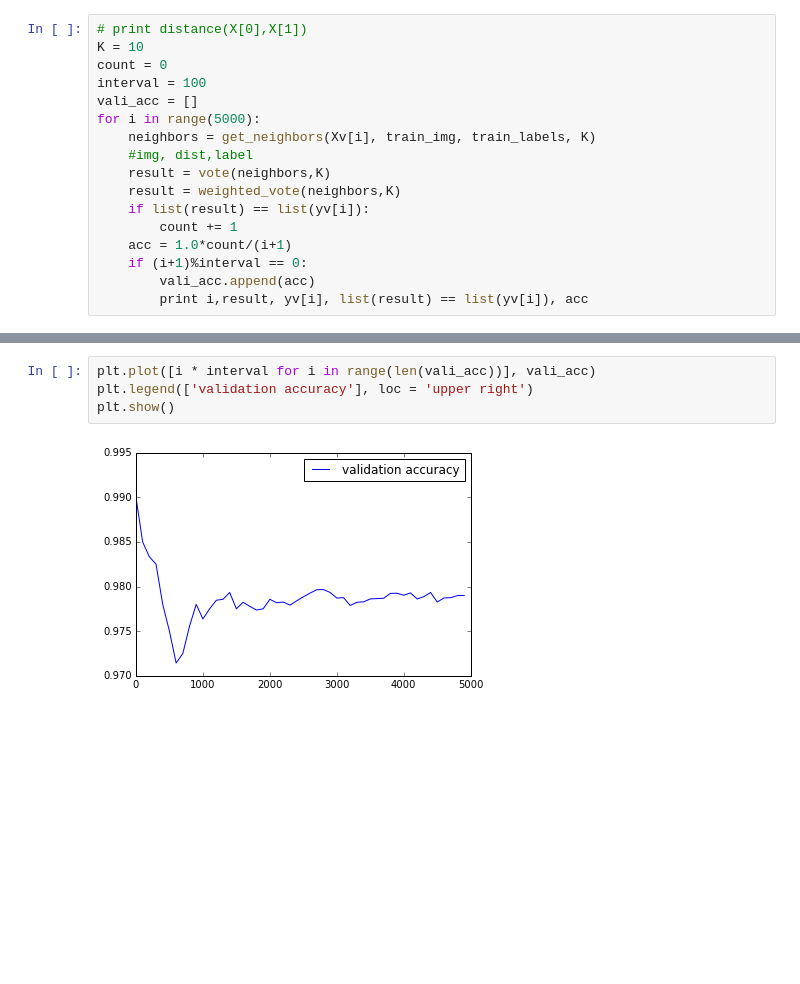
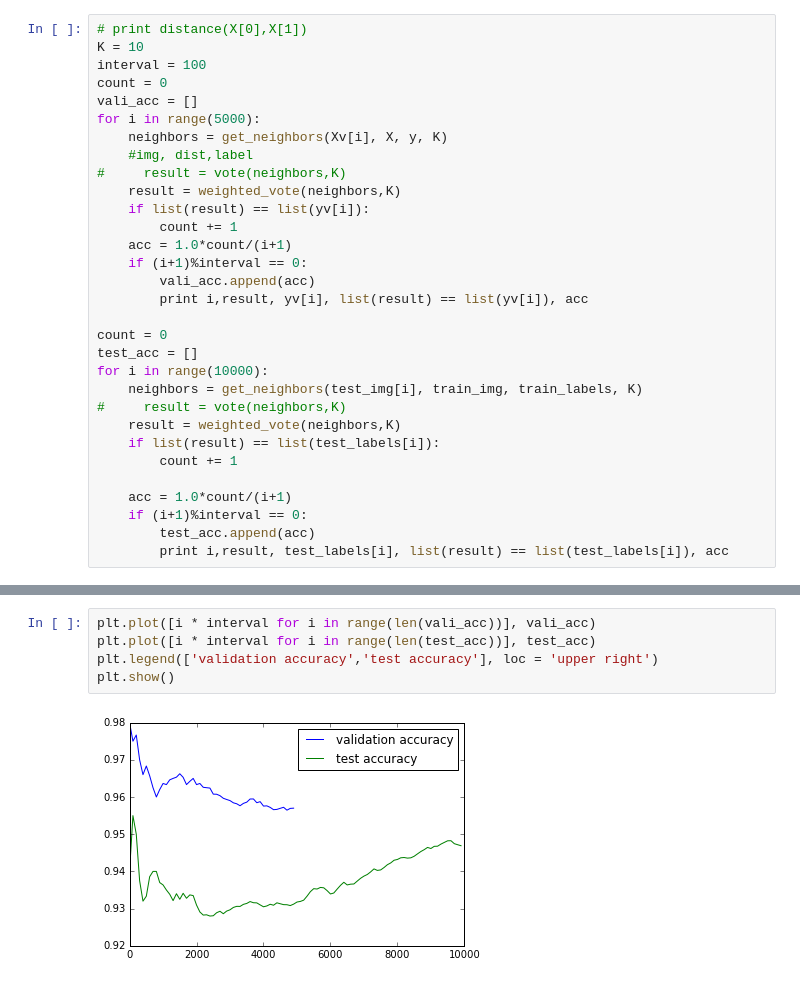
Before and after one commit to JustinSty/MNIST, a Jupyter notebook: KNN.ipynb, the cells around one changed output, grey strips where cells are left out. Saved outputs shown, nothing was run; the diff lists cells and outputs as text; blank space fills up the shorter version.

Commit message:
add new dataset, include test accuracy

```diff
--- a/KNN.ipynb
+++ b/KNN.ipynb
@@ -110,13 +95,13 @@ yv = train_labels[55000:]
 # %%
 # print distance(X[0],X[1])
 K = 10
+interval = 100
 count = 0
-interval = 100
 vali_acc = []
 for i in range(5000):
-    neighbors = get_neighbors(Xv[i], train_img, train_labels, K)
+    neighbors = get_neighbors(Xv[i], X, y, K)
     #img, dist,label
-    result = vote(neighbors,K)
+#     result = vote(neighbors,K)
     result = weighted_vote(neighbors,K)
     if list(result) == list(yv[i]):
         count += 1
@@ -124,4 +109,18 @@ for i in range(5000):
     if (i+1)%interval == 0:
         vali_acc.append(acc)
         print i,result, yv[i], list(result) == list(yv[i]), acc
+
+count = 0
+test_acc = []
+for i in range(10000):
+    neighbors = get_neighbors(test_img[i], train_img, train_labels, K)
+#     result = vote(neighbors,K)
+    result = weighted_vote(neighbors,K)
+    if list(result) == list(test_labels[i]):
+        count += 1
+
+    acc = 1.0*count/(i+1)
+    if (i+1)%interval == 0:
+        test_acc.append(acc)
+        print i,result, test_labels[i], list(result) == list(test_labels[i]), acc
 # %% [output]
@@ -145,6 +144,7 @@ for i in range(5000):
 # %%
 plt.plot([i * interval for i in range(len(vali_acc))], vali_acc)
-plt.legend(['validation accuracy'], loc = 'upper right')
+plt.plot([i * interval for i in range(len(test_acc))], test_acc)
+plt.legend(['validation accuracy','test accuracy'], loc = 'upper right')
 plt.show()
 # %% [output]
-[figure, old version]
+[figure, new version]
```
Also changed, not shown: parts of 2 cells of this notebook, 2 other files.
